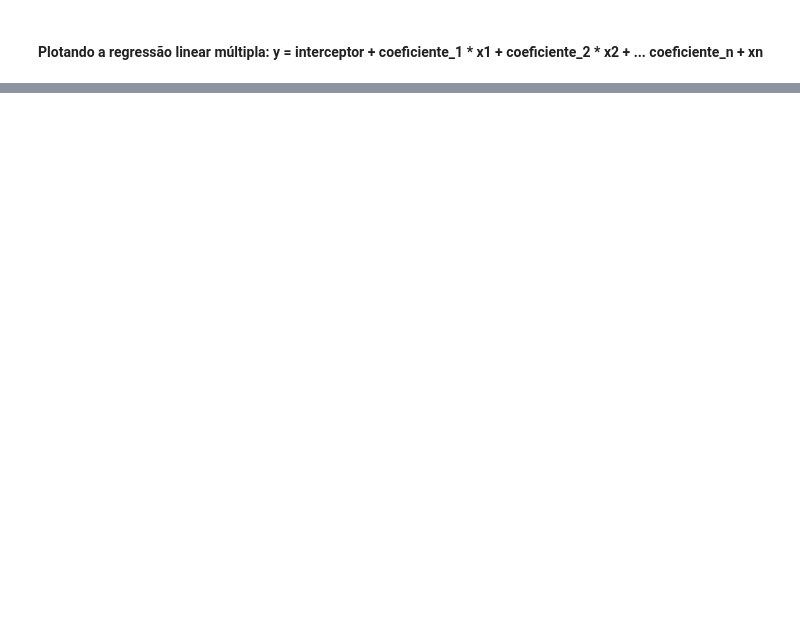
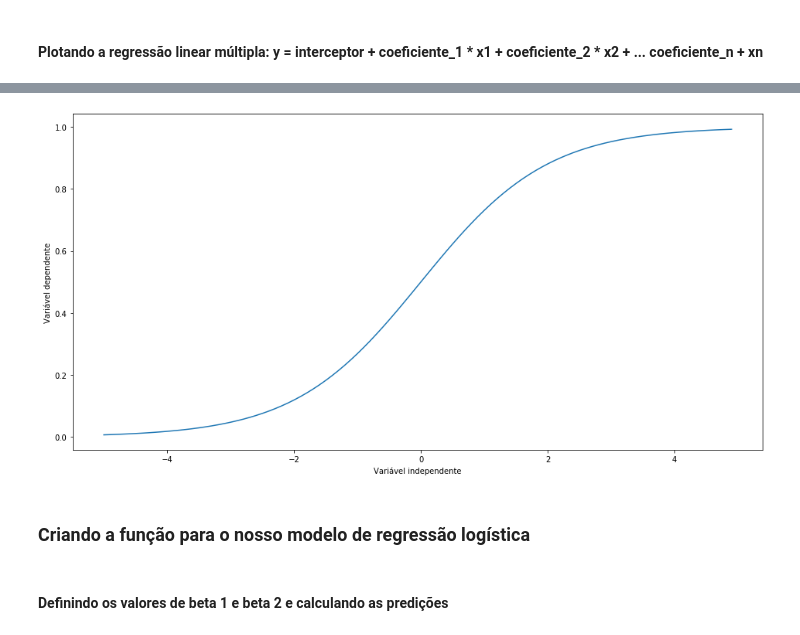
Before and after one commit to vhnegrisoli/ibm-machine-learning-python, a Jupyter notebook: 01 - Aprendizado Supervisionado - Regressão.ipynb, the cells around one changed output, grey strips where cells are left out. Cells and saved outputs as stored; diff of their text form; code cells hidden in the pictures; blank space fills up the shorter version.

```diff
--- a/01 - Aprendizado Supervisionado - Regressão.ipynb
+++ b/01 - Aprendizado Supervisionado - Regressão.ipynb
@@ -278,0 +335,3 @@ Teste R2-Score: 0.6591644939904925
+# %%
+X = np.arange(-5.0, 5.0, 0.1)
+Y = 1.0 / (1.0 + np.exp(-X))
@@ -278,0 +381,8 @@ Teste R2-Score: 0.6591644939904925
+# %%
+plt.plot(X, Y)
+configurar_plot('', 'Variável independente', 'Variável dependente', 16, 8)
+plt.show()
+# %% [output]
+[figure, added]
+# %% [markdown]
+### Criando a função para o nosso modelo de regressão logística
@@ -278,0 +393,2 @@ Teste R2-Score: 0.6591644939904925
+# %% [markdown]
+#### Definindo os valores de beta 1 e beta 2 e calculando as predições
```
Also changed, not shown: parts of 35 cells of this notebook, 1 other file.
